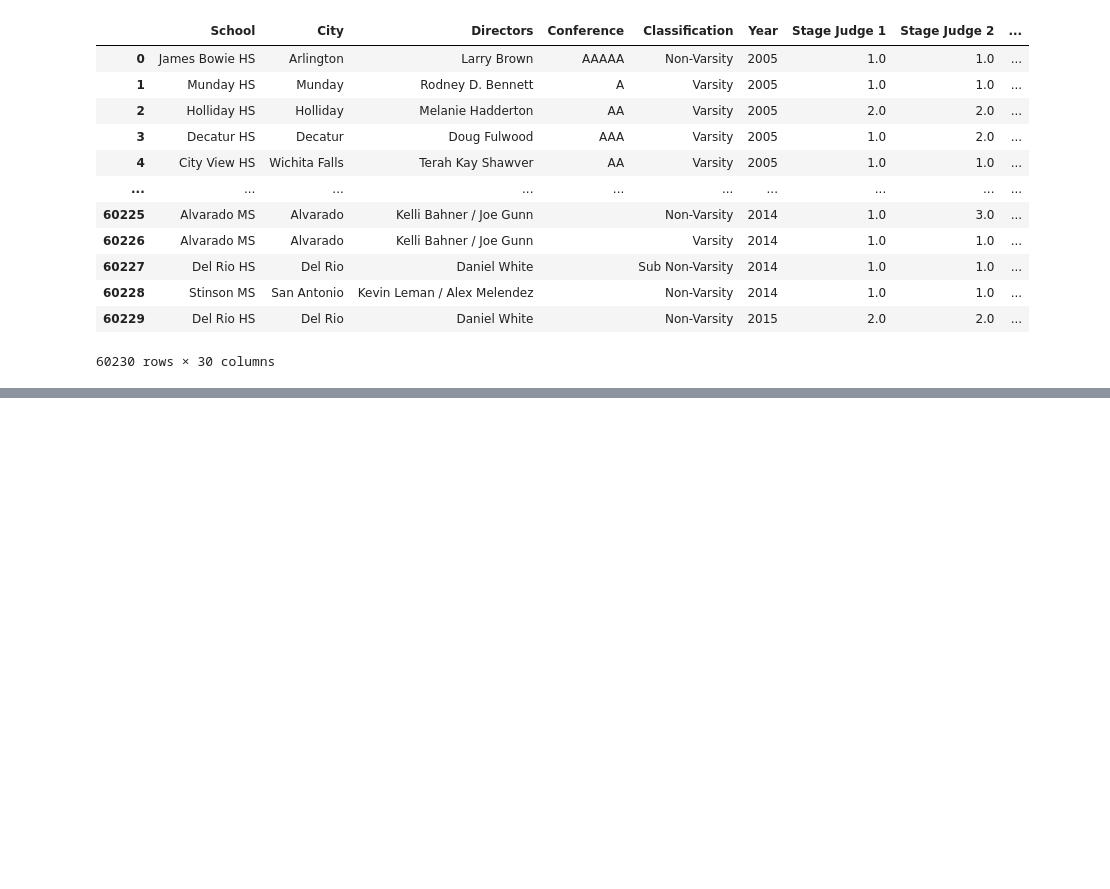
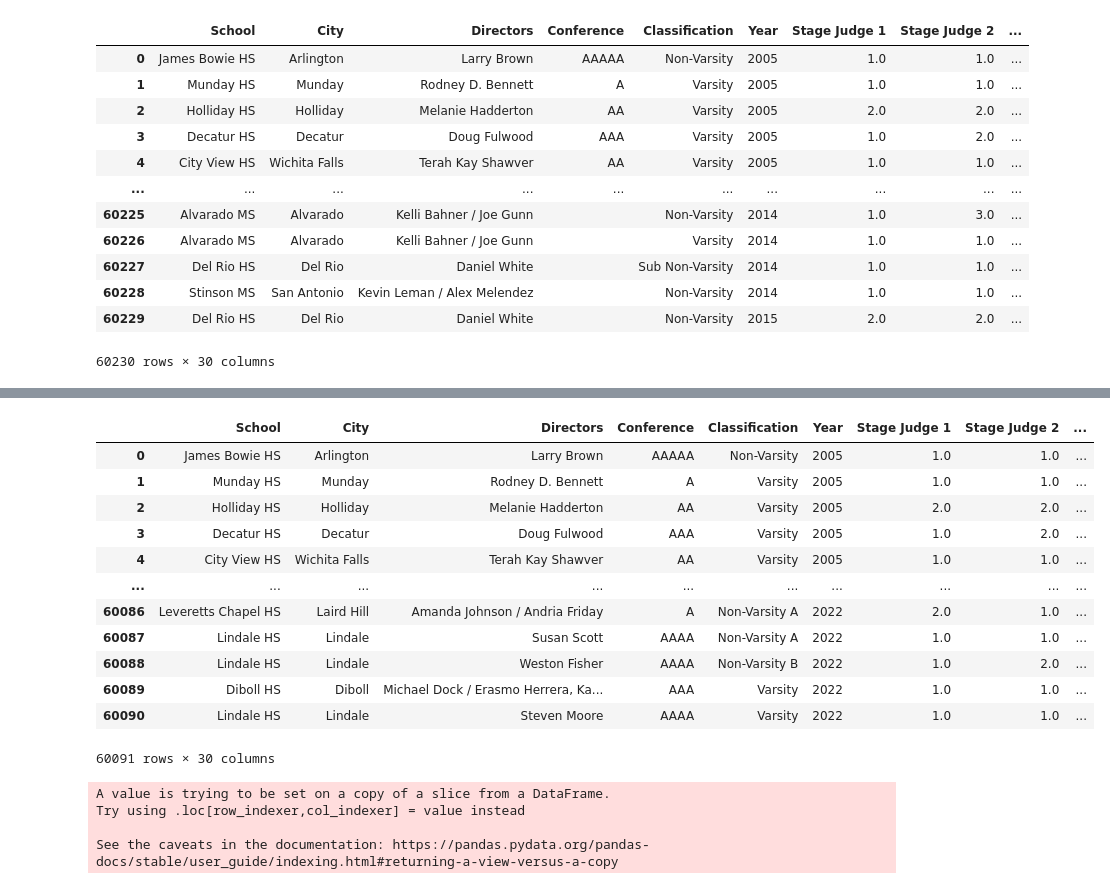
Before and after one commit to macdkw89/uil_results, a Jupyter notebook: cleaner.ipynb, the cells around one changed output, grey strips where cells are left out. Drawn from its saved outputs; the diff is of its cells as text; code cells hidden in the pictures; blank space fills up the shorter version.

```diff
--- a/cleaner.ipynb
+++ b/cleaner.ipynb
@@ -295,2 +297,0 @@ WARNING:root:Applied processor reduces input query to empty string, all comparis
-# %%
-df_clean = df_cities
@@ -481,3 +497,6 @@ for each in judge_name_columns:
     #df_clean[each] = df_clean[each].str.replace("^t?", '', regex=True)
 
     df_clean[each] = df_clean[each].str.strip()
+# %%
+
+df_clean = df_clean[df_clean['Date'].str.contains('Region') == False]
@@ -484,3 +513,27 @@ for each in judge_name_columns:
+# %%
+df_clean
+# %% [output]
+|  | School | City | Directors | Conference | Classification | Year | Stage Judge 1 | Stage Judge 2 | ... |
+| 0 | James Bowie HS | Arlington | Larry Brown | AAAAA | Non-Varsity | 2005 | 1.0 | 1.0 | ... |
+| 1 | Munday HS | Munday | Rodney D. Bennett | A | Varsity | 2005 | 1.0 | 1.0 | ... |
+| 2 | Holliday HS | Holliday | Melanie Hadderton | AA | Varsity | 2005 | 2.0 | 2.0 | ... |
+| 3 | Decatur HS | Decatur | Doug Fulwood | AAA | Varsity | 2005 | 1.0 | 2.0 | ... |
+| 4 | City View HS | Wichita Falls | Terah Kay Shawver | AA | Varsity | 2005 | 1.0 | 1.0 | ... |
+| ... | ... | ... | ... | ... | ... | ... | ... | ... | ... |
+| 60086 | Leveretts Chapel HS | Laird Hill | Amanda Johnson / Andria Friday | A | Non-Varsity A | 2022 | 2.0 | 1.0 | ... |
+| 60087 | Lindale HS | Lindale | Susan Scott | AAAA | Non-Varsity A | 2022 | 1.0 | 1.0 | ... |
+| 60088 | Lindale HS | Lindale | Weston Fisher | AAAA | Non-Varsity B | 2022 | 1.0 | 2.0 | ... |
+| 60089 | Diboll HS | Diboll | Michael Dock / Erasmo Herrera, Ka... | AAA | Varsity | 2022 | 1.0 | 1.0 | ... |
+| 60090 | Lindale HS | Lindale | Steven Moore | AAAA | Varsity | 2022 | 1.0 | 1.0 | ... |
+60091 rows × 30 columns
+# %%
+# convert date column to datetime
+df_clean['Date'] = pd.to_datetime(df_clean['Date'])
+# %% [output]
+A value is trying to be set on a copy of a slice from a DataFrame.
+Try using .loc[row_indexer,col_indexer] = value instead
+
+See the caveats in the documentation: https://pandas.pydata.org/pandas-docs/stable/user_guide/indexing.html#returning-a-view-versus-a-copy
 # %%
 # convert to csv
 df_clean.to_csv("csv_files/full_output.csv")
```
Also changed, not shown: parts of 5 cells of this notebook, 7 other files.
